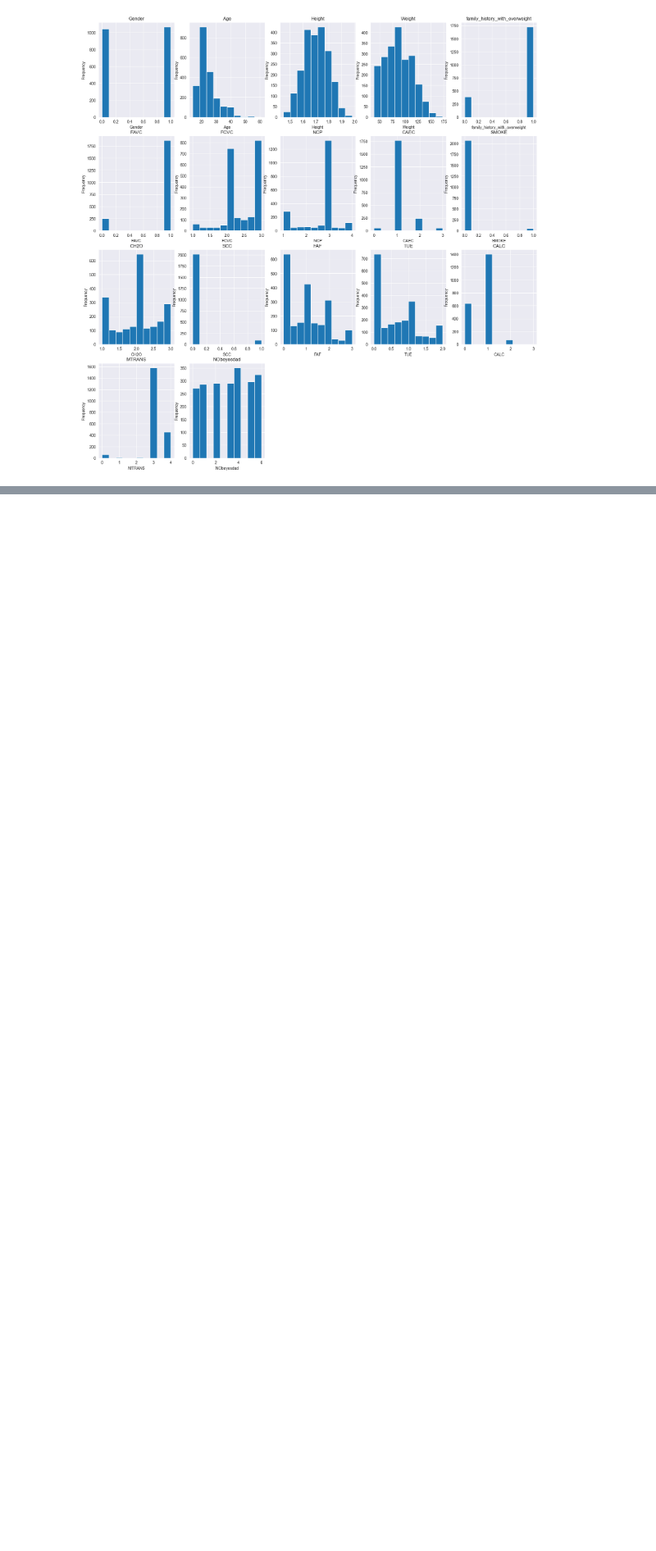
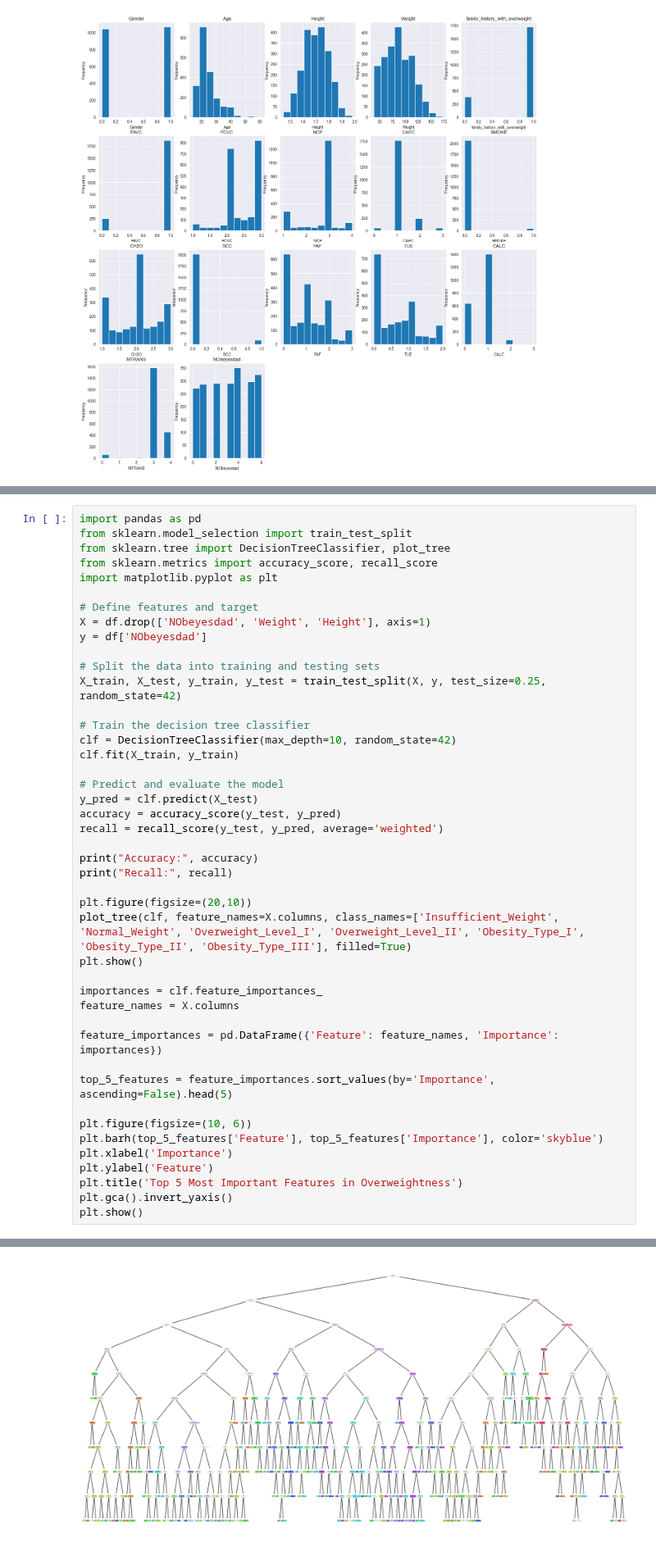
Before and after one commit to SamuliLam/dkko, a Jupyter notebook: project.ipynb, the cells around one changed output, grey strips where cells are left out. Shown at 82% size. Cells and saved outputs as stored; diff of their text form; blank space fills up the shorter version.

Commit message:
Decision tree added with top 5 features

```diff
--- a/project.ipynb
+++ b/project.ipynb
@@ -56,0 +58,45 @@ for i, col in enumerate(df.select_dtypes(include=['int', 'float'])):
+# %%
+import pandas as pd
+from sklearn.model_selection import train_test_split
+from sklearn.tree import DecisionTreeClassifier, plot_tree
+from sklearn.metrics import accuracy_score, recall_score
+import matplotlib.pyplot as plt
+
+# Define features and target
+X = df.drop(['NObeyesdad', 'Weight', 'Height'], axis=1)
+y = df['NObeyesdad']
+
+# Split the data into training and testing sets
+X_train, X_test, y_train, y_test = train_test_split(X, y, test_size=0.25, random_state=42)
+
+# Train the decision tree classifier
+clf = DecisionTreeClassifier(max_depth=10, random_state=42)
+clf.fit(X_train, y_train)
+
+# Predict and evaluate the model
+y_pred = clf.predict(X_test)
+accuracy = accuracy_score(y_test, y_pred)
+recall = recall_score(y_test, y_pred, average='weighted')
+
+print("Accuracy:", accuracy)
+print("Recall:", recall)
+
+plt.figure(figsize=(20,10))
+plot_tree(clf, feature_names=X.columns, class_names=['Insufficient_Weight', 'Normal_Weight', 'Overweight_Level_I', 'Overweight_Level_II', 'Obesity_Type_I', 'Obesity_Type_II', 'Obesity_Type_III'], filled=True)
+plt.show()
+
+importances = clf.feature_importances_
+feature_names = X.columns
+
+feature_importances = pd.DataFrame({'Feature': feature_names, 'Importance': importances})
+
+top_5_features = feature_importances.sort_values(by='Importance', ascending=False).head(5)
+
+plt.figure(figsize=(10, 6))
+plt.barh(top_5_features['Feature'], top_5_features['Importance'], color='skyblue')
+plt.xlabel('Importance')
+plt.ylabel('Feature')
+plt.title('Top 5 Most Important Features in Overweightness')
+plt.gca().invert_yaxis()
+plt.show()
+# %% [output]
@@ -56,0 +105 @@ for i, col in enumerate(df.select_dtypes(include=['int', 'float'])):
+[figure, added]
```
Also changed, not shown: parts of 2 cells of this notebook.
